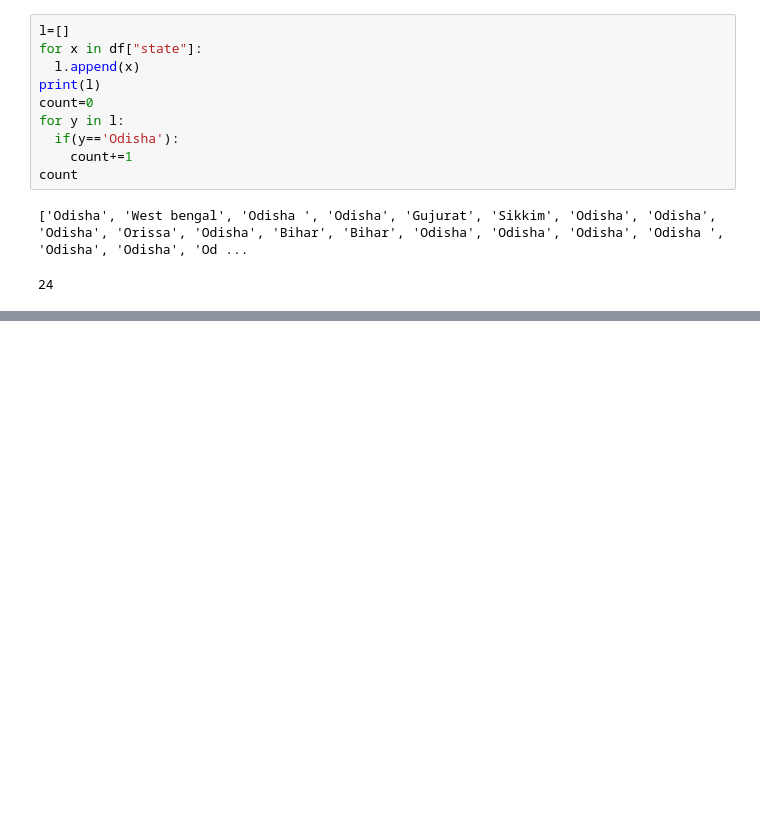
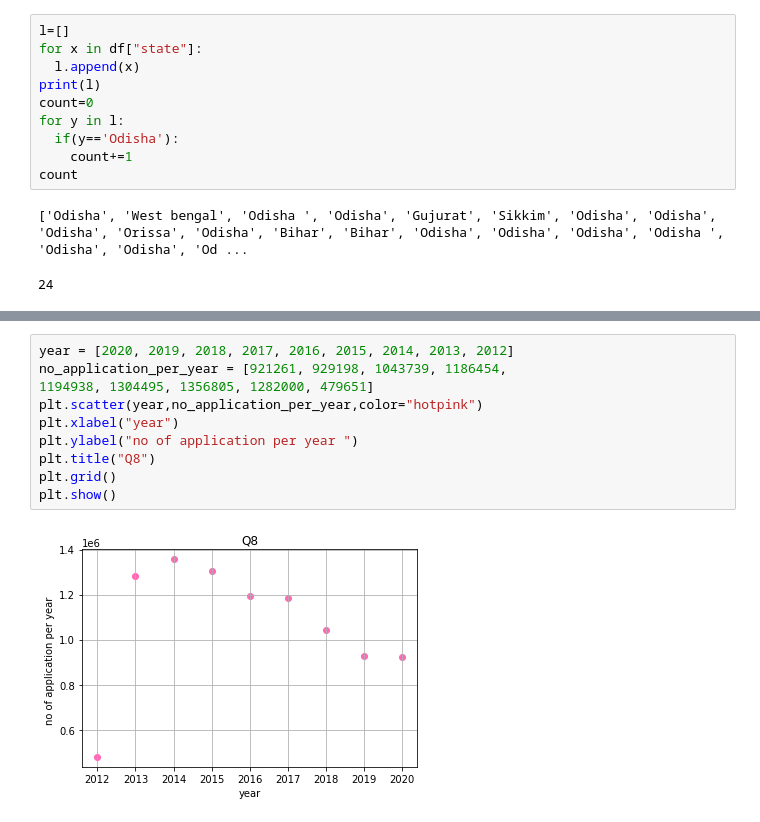
Before and after one commit to kunal838/dataScience, a Jupyter notebook: pandas.ipynb, the cells around one changed output, grey strips where cells are left out. Cells and saved outputs as stored; diff of their text form; blank space fills up the shorter version.

```diff
--- a/pandas.ipynb
+++ b/pandas.ipynb
@@ -104,0 +163,12 @@ count
+# %%
+year = [2020, 2019, 2018, 2017, 2016, 2015, 2014, 2013, 2012]
+no_application_per_year = [921261, 929198, 1043739, 1186454,
+1194938, 1304495, 1356805, 1282000, 479651]
+plt.scatter(year,no_application_per_year,color="hotpink")
+plt.xlabel("year")
+plt.ylabel("no of application per year ")
+plt.title("Q8")
+plt.grid()
+plt.show()
+# %% [output]
+[figure, added]
```
Also changed, not shown: parts of 3 cells of this notebook.
